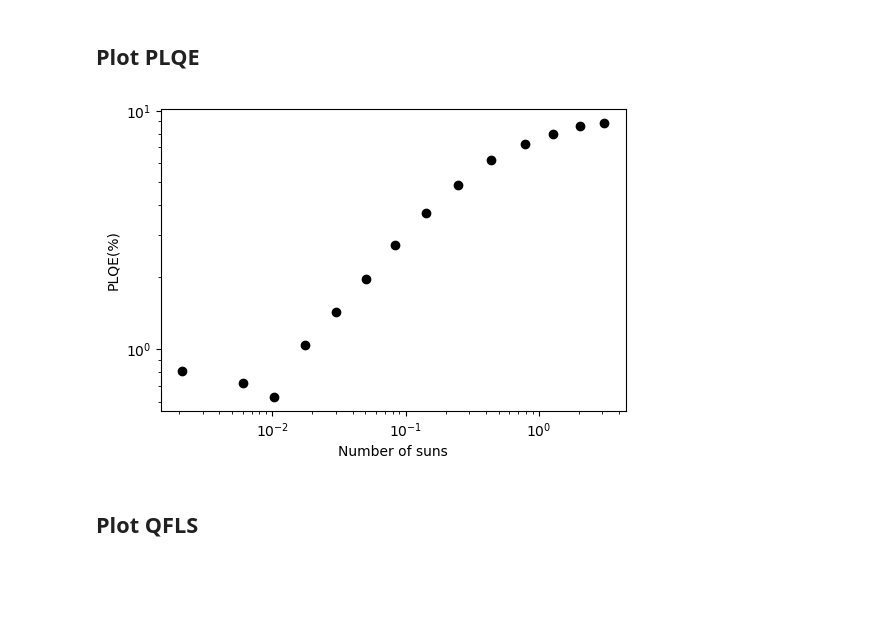
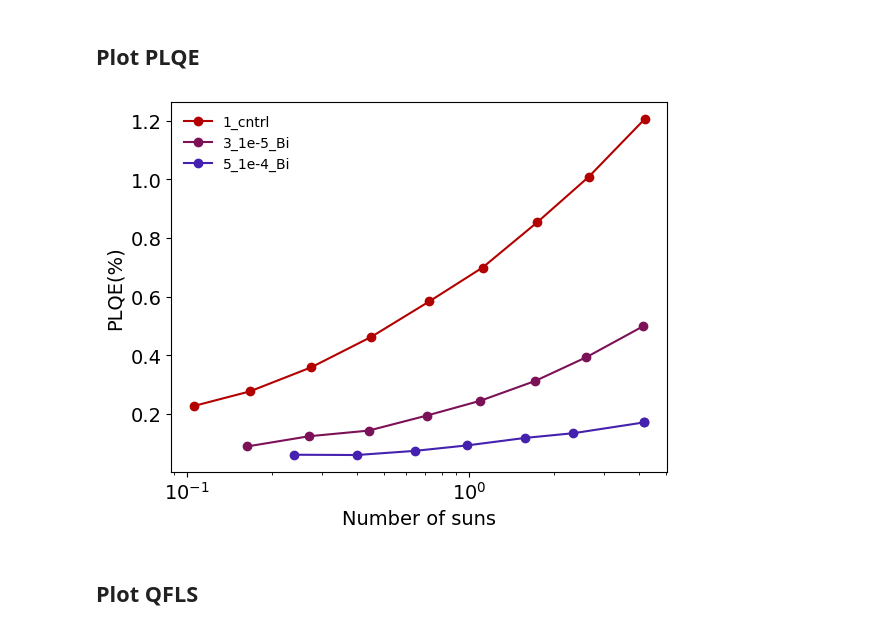
Before and after one commit to akashdasgupta/Intensity_dependant_PLQE, a Jupyter notebook: analysis/Analysis.ipynb, the cells around one changed output. Cells and saved outputs as stored; diff of their text form; code cells hidden in the pictures; blank space fills up the shorter version.

```diff
--- a/analysis/Analysis.ipynb
+++ b/analysis/Analysis.ipynb
@@ -15,2 +38,13 @@ auto_bandgap = True # overwrites bandgap
 # %% [markdown]
 ## Load and process data:
+# %%
+sample_names = []
+for _,subdirs,_ in os.walk(datapath):
+    for subdir in subdirs:
+        sample_names.append(subdir)
+    break
+
+raw_measurements = []
+for sample_name in sample_names:
+    print(sample_name)
+    raw_measurements.append(load_data(f"{datapath}/{sample_name}",feature_correction_cutoff, custom_feature_location=custom_feature_location))
@@ -96,19 +263,30 @@ plt.show()
 # %% [markdown]
 ## Plot PLQE
-# %%
-num_suns = powers / power_at_1sun
-
-fig, ax = plt.subplots(dpi=100)
-ax.scatter(num_suns, PLQE*100, color='k')
-plt.xscale('log')
-plt.yscale('log')
-
-ax.set_xlabel('Number of suns')
-ax.set_ylabel("PLQE(%)")
-
-plt.show()
-# %% [output]
-[figure, removed]
+# %%
+font = {'size'   : 14}
+matplotlib.rc('font', **font)
+for i, (sample_name, power, PLQE) in enumerate(zip(sample_names, powers, PLQEs)):
+    num_suns = power / power_at_1sun
+
+    if power_scale == 'suns':
+        plt.plot(power/power_at_1sun, PLQE*100,'-o', c = cpal[i%len(cpal)], label=sample_name)
+        plt.xlabel('Number of suns')
+    elif power_scale =='power_density':
+        plt.plot(power*1e3/(power_meter_scale_factor*spot_size), PLQE*100,'-o', c = cpal[i%len(cpal)], label=sample_name)
+        plt.xlabel('Power (mWcm$^{-2}$)')
+    plt.xscale('log')
+#     plt.yscale('log')
+
+# plt.ylim(0, 100)
+plt.ylabel("PLQE(%)")
+plt.legend(frameon=False, fontsize=10)
+
+
+if not os.path.isdir(f"{savepath}/Plots"):
+    os.makedirs(f"{savepath}/Plots")
+plt.savefig(f"{savepath}/Plots/PLQEs.png")
+# %% [output]
+[figure, added]
 # %% [markdown]
 ## Plot QFLS
 # %%
```
Also changed, not shown: parts of 14 cells of this notebook.
